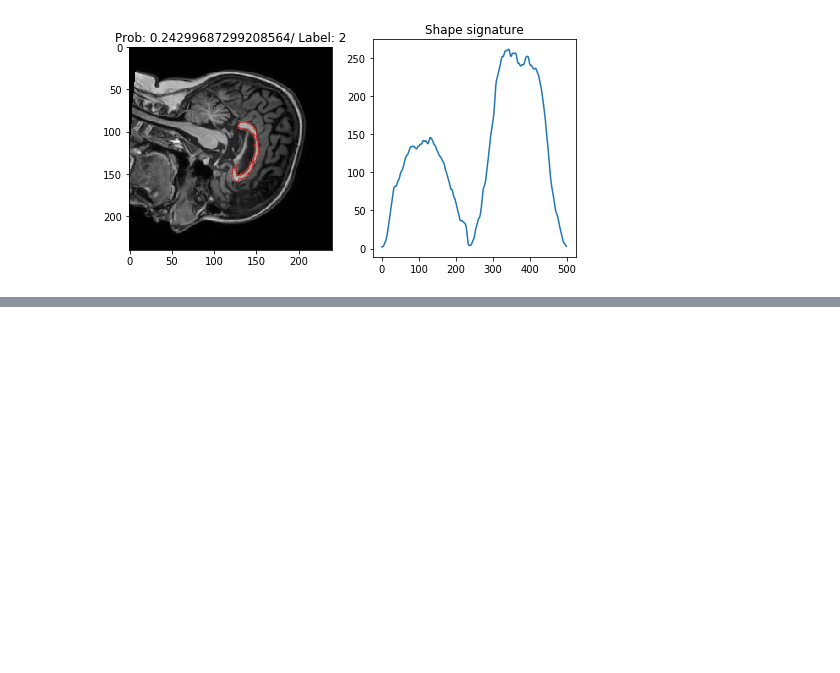
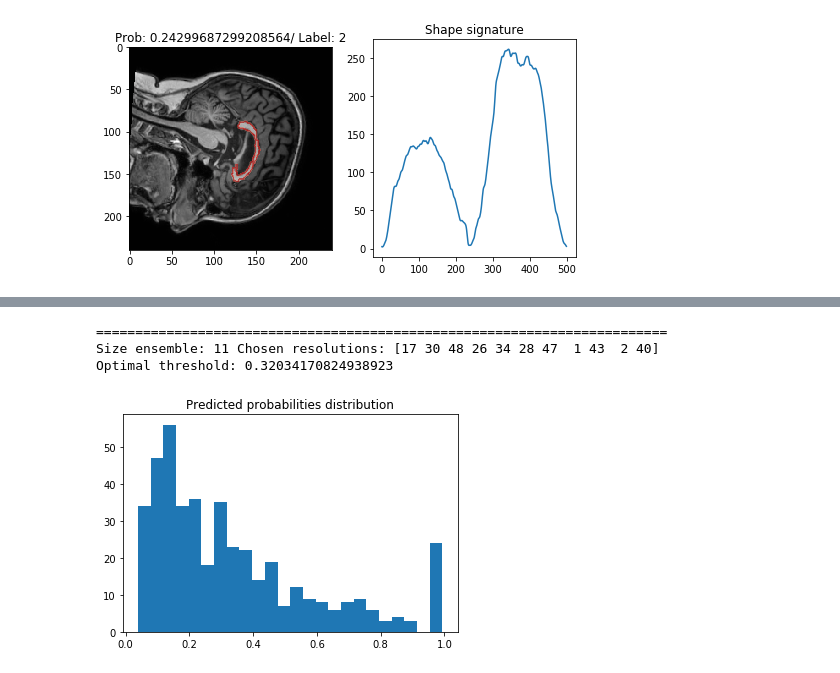
Before and after one commit to saramirthis/CC_seg_clas, a Jupyter notebook: test.ipynb, the cells around one changed output, grey strips where cells are left out. Cells and saved outputs as stored; diff of their text form; code cells hidden in the pictures; blank space fills up the shorter version.

```diff
--- a/test.ipynb
+++ b/test.ipynb
@@ -144,0 +212,29 @@ for best_subj in zipped_ord[-5:]:
+# %%
+file2load = '{}arr_models_ind.joblib'.format(df_conf.DIR_SAVE)
+d_train = load(file2load)
+file2load = '{}ensemble_model.joblib'.format(df_conf.DIR_SAVE)
+clf = load(file2load)
+res_chs = parms_refs['res_chs']
+print('=========================================================================')
+print("Size ensemble:", len(res_chs), "Chosen resolutions:", resols_ref[res_chs])
+
+svm_ind = np.array([]).reshape(0,Y_test.shape[0])
+for res_ch in res_chs:
+    svm_ind = np.vstack((svm_ind, d_train["string{0}".format(res_ch)].predict_proba(X_test_norm[:,res_ch,:])[:,1]))
+svm_ind = svm_ind.T
+
+opt_th = parms_refs['opt_th']
+print('Optimal threshold: {}'.format(opt_th))
+
+y_pred_probs = clf.predict_proba(svm_ind)[:,1]
+y_pred = y_pred_probs > opt_th
+y_true = Y_test > 0
+
+plt.hist(y_pred_probs,bins=24)
+plt.title('Predicted probabilities distribution')
+plt.show()
+# %% [output]
+=========================================================================
+Size ensemble: 11 Chosen resolutions: [17 30 48 26 34 28 47  1 43  2 40]
+Optimal threshold: 0.32034170824938923
+[figure, added]
```
Also changed, not shown: parts of 12 cells of this notebook.
